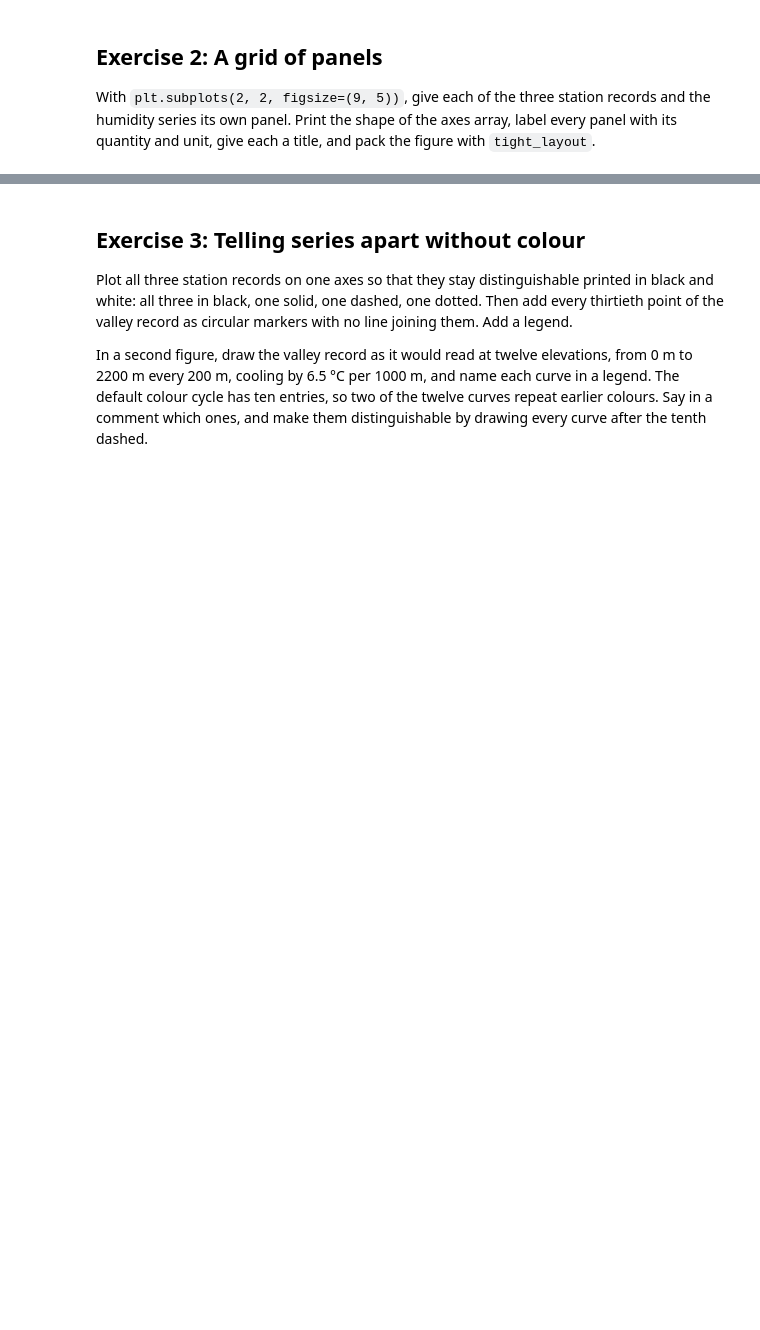
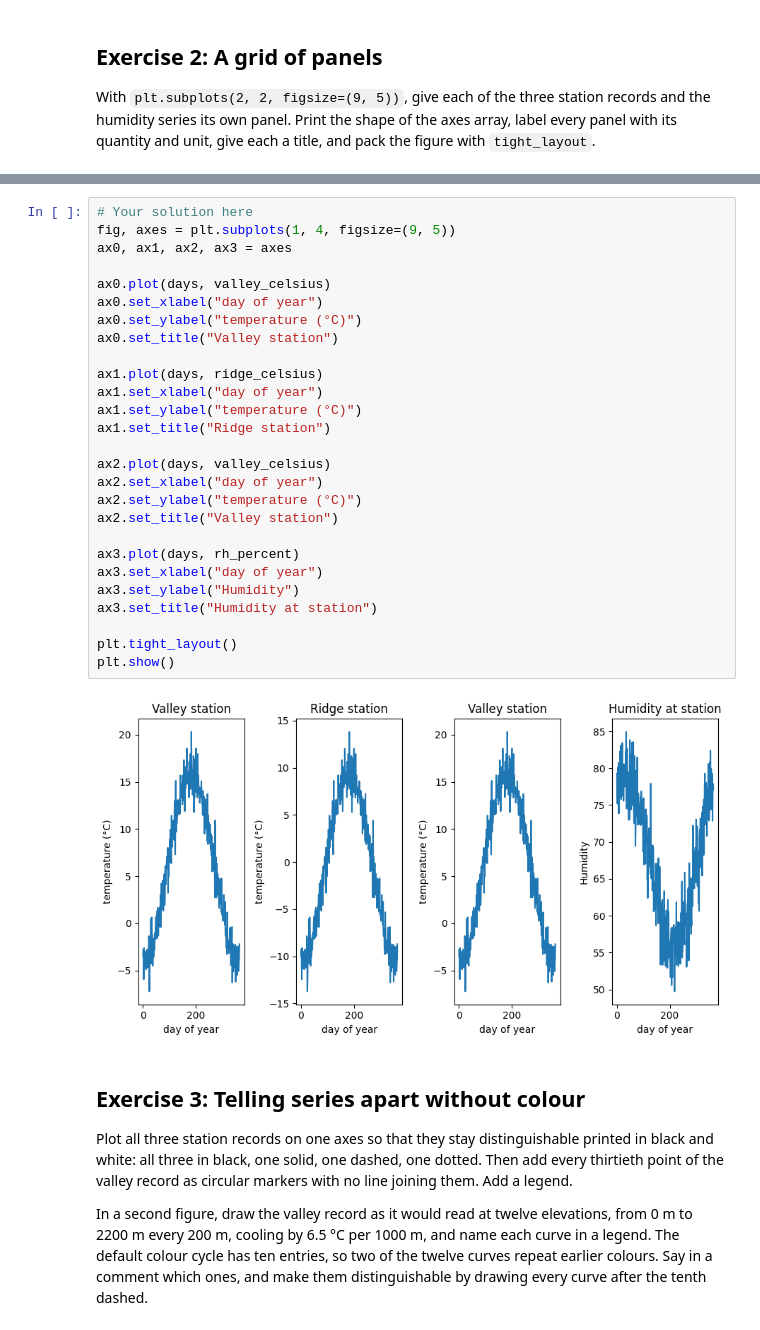
Before and after one commit to liviooneil/2026_Intro_Python, a Jupyter notebook: live/part-I/1.4-matplotlib-and-xarray-exercises.ipynb, the cells around one changed output, grey strips where cells are left out. Drawn from its saved outputs; the diff is of its cells as text; blank space fills up the shorter version.

```diff
--- a/live/part-I/1.4-matplotlib-and-xarray-exercises.ipynb
+++ b/live/part-I/1.4-matplotlib-and-xarray-exercises.ipynb
@@ -77,3 +75,32 @@ quantity and unit, give each a title, and pack the figure with `tight_layout`.
+# %%
+# Your solution here
+fig, axes = plt.subplots(1, 4, figsize=(9, 5))
+ax0, ax1, ax2, ax3 = axes
+
+ax0.plot(days, valley_celsius)
+ax0.set_xlabel("day of year")
+ax0.set_ylabel("temperature (°C)")
+ax0.set_title("Valley station")
+
+ax1.plot(days, ridge_celsius)
+ax1.set_xlabel("day of year")
+ax1.set_ylabel("temperature (°C)")
+ax1.set_title("Ridge station")
+
+ax2.plot(days, valley_celsius)
+ax2.set_xlabel("day of year")
+ax2.set_ylabel("temperature (°C)")
+ax2.set_title("Valley station")
+
+ax3.plot(days, rh_percent)
+ax3.set_xlabel("day of year")
+ax3.set_ylabel("Humidity")
+ax3.set_title("Humidity at station")
+
+plt.tight_layout()
+plt.show()
+# %% [output]
+[figure, added]
 # %% [markdown]
 ## Exercise 3: Telling series apart without colour
 
```
Also changed, not shown: parts of 2 cells of this notebook.
